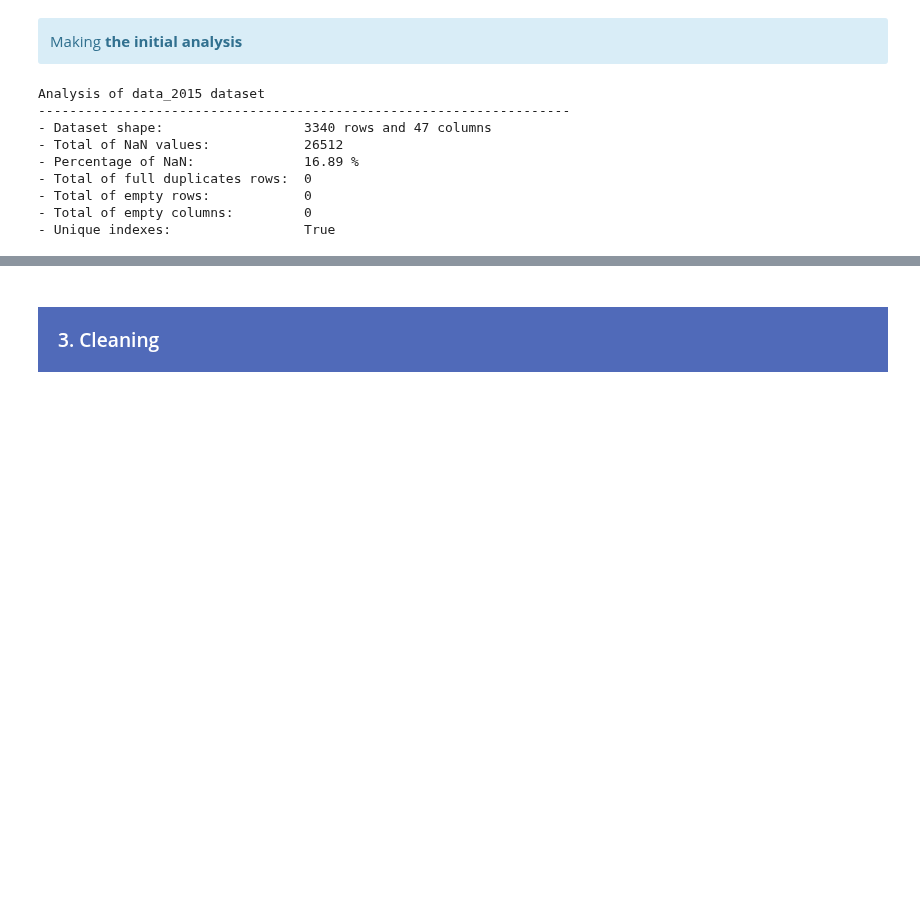
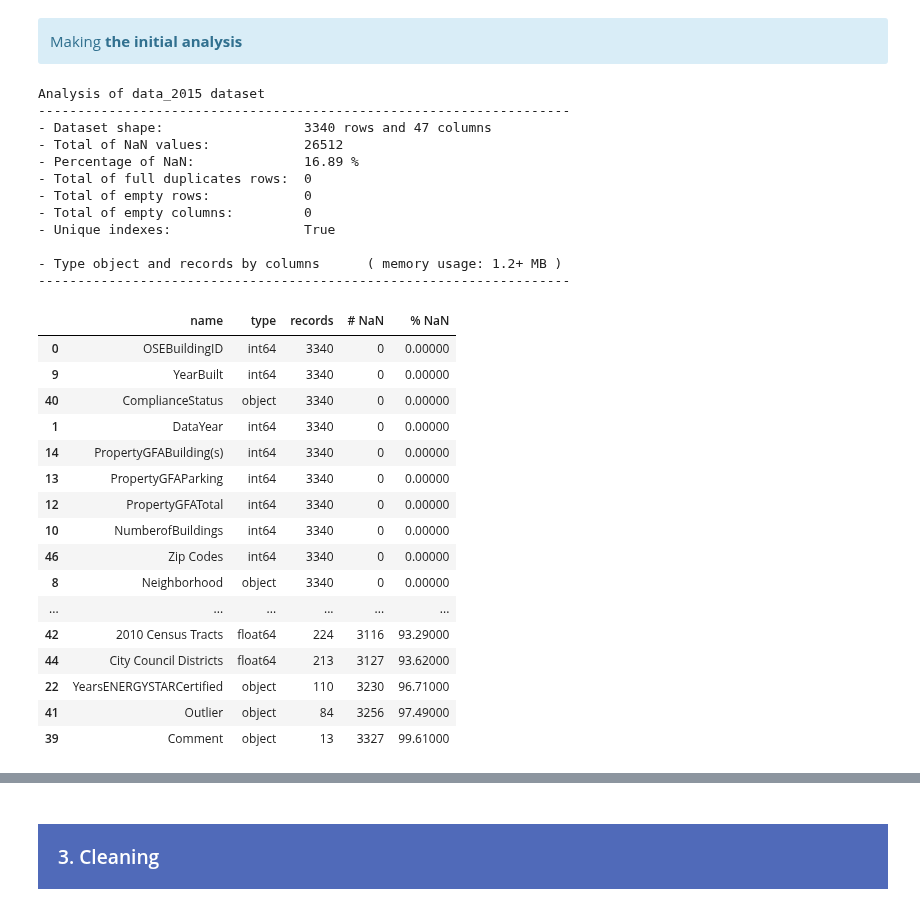
Before and after one commit to samirhinojosa/OC-P4-consumption-needs-of-buildings, a Jupyter notebook: analysis_notebook.ipynb, the cells around one changed output, grey strips where cells are left out. Saved outputs shown, nothing was run; the diff lists cells and outputs as text; code cells hidden in the pictures; blank space fills up the shorter version.

```diff
--- a/analysis_notebook.ipynb
+++ b/analysis_notebook.ipynb
@@ -305,15 +305,35 @@ data_2016 = pd.read_csv(r"datasets\2016-building-energy-benchmarking.csv")
 Making <b>the initial analysis</b>
 </div>
 # %%
-df_analysis(data_2015, "data_2015", type_analysis="summarized")
+df_analysis(data_2015, "data_2015")
 # %% [output]
 Analysis of data_2015 dataset
 --------------------------------------------------------------------
 - Dataset shape:                  3340 rows and 47 columns
 - Total of NaN values:            26512
 - Percentage of NaN:              16.89 %
 - Total of full duplicates rows:  0
 - Total of empty rows:            0
 - Total of empty columns:         0
 - Unique indexes:                 True
+
+- Type object and records by columns      ( memory usage: 1.2+ MB )
+--------------------------------------------------------------------
+|  | name | type | records | # NaN | % NaN |
+| 0 | OSEBuildingID | int64 | 3340 | 0 | 0.00000 |
+| 9 | YearBuilt | int64 | 3340 | 0 | 0.00000 |
+| 40 | ComplianceStatus | object | 3340 | 0 | 0.00000 |
+| 1 | DataYear | int64 | 3340 | 0 | 0.00000 |
+| 14 | PropertyGFABuilding(s) | int64 | 3340 | 0 | 0.00000 |
+| 13 | PropertyGFAParking | int64 | 3340 | 0 | 0.00000 |
+| 12 | PropertyGFATotal | int64 | 3340 | 0 | 0.00000 |
+| 10 | NumberofBuildings | int64 | 3340 | 0 | 0.00000 |
+| 46 | Zip Codes | int64 | 3340 | 0 | 0.00000 |
+| 8 | Neighborhood | object | 3340 | 0 | 0.00000 |
+| ... | ... | ... | ... | ... | ... |
+| 42 | 2010 Census Tracts | float64 | 224 | 3116 | 93.29000 |
+| 44 | City Council Districts | float64 | 213 | 3127 | 93.62000 |
+| 22 | YearsENERGYSTARCertified | object | 110 | 3230 | 96.71000 |
+| 41 | Outlier | object | 84 | 3256 | 97.49000 |
+| 39 | Comment | object | 13 | 3327 | 99.61000 |
 # %%
```
Also changed, not shown: parts of 93 cells of this notebook, 1 other file.
